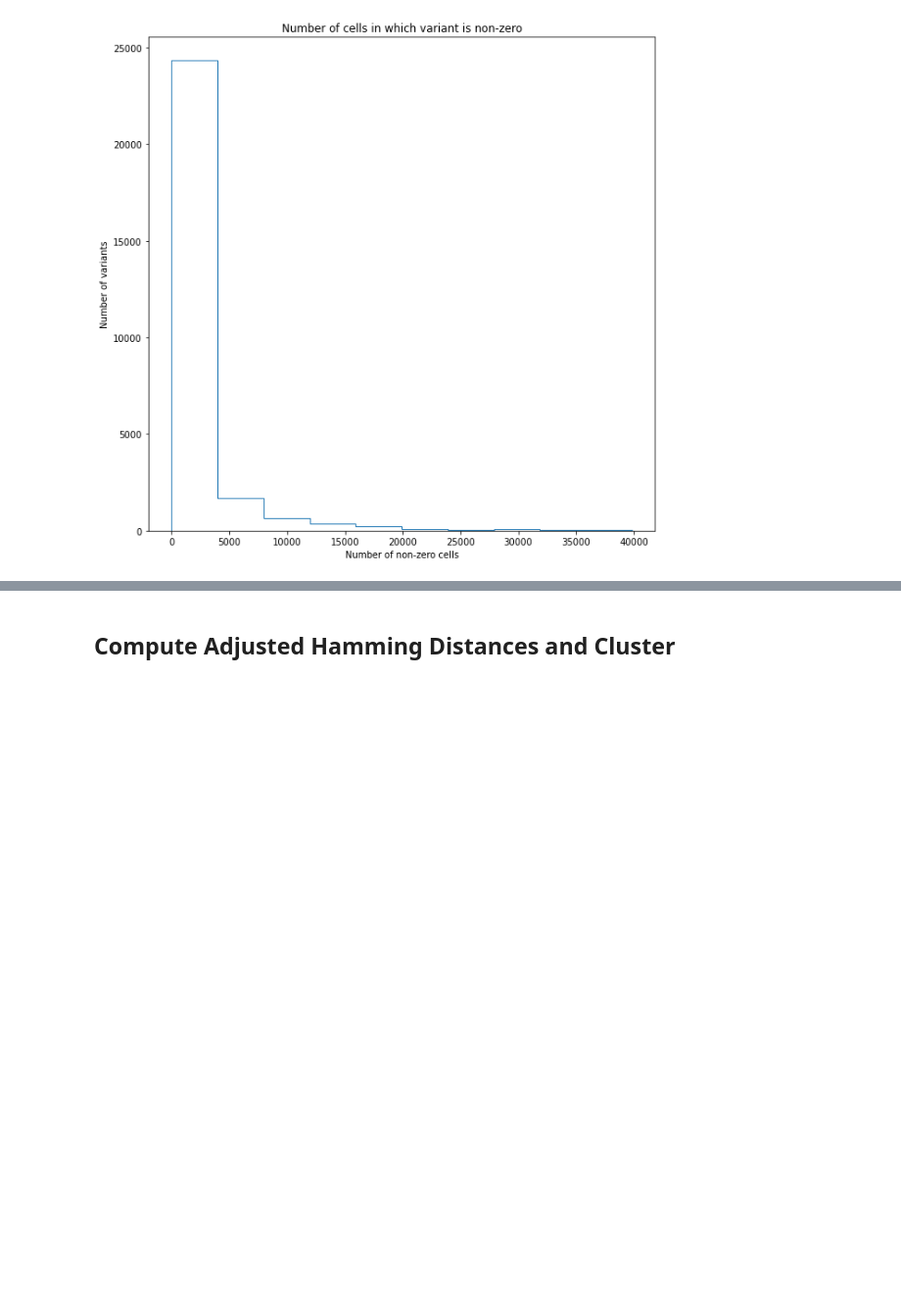
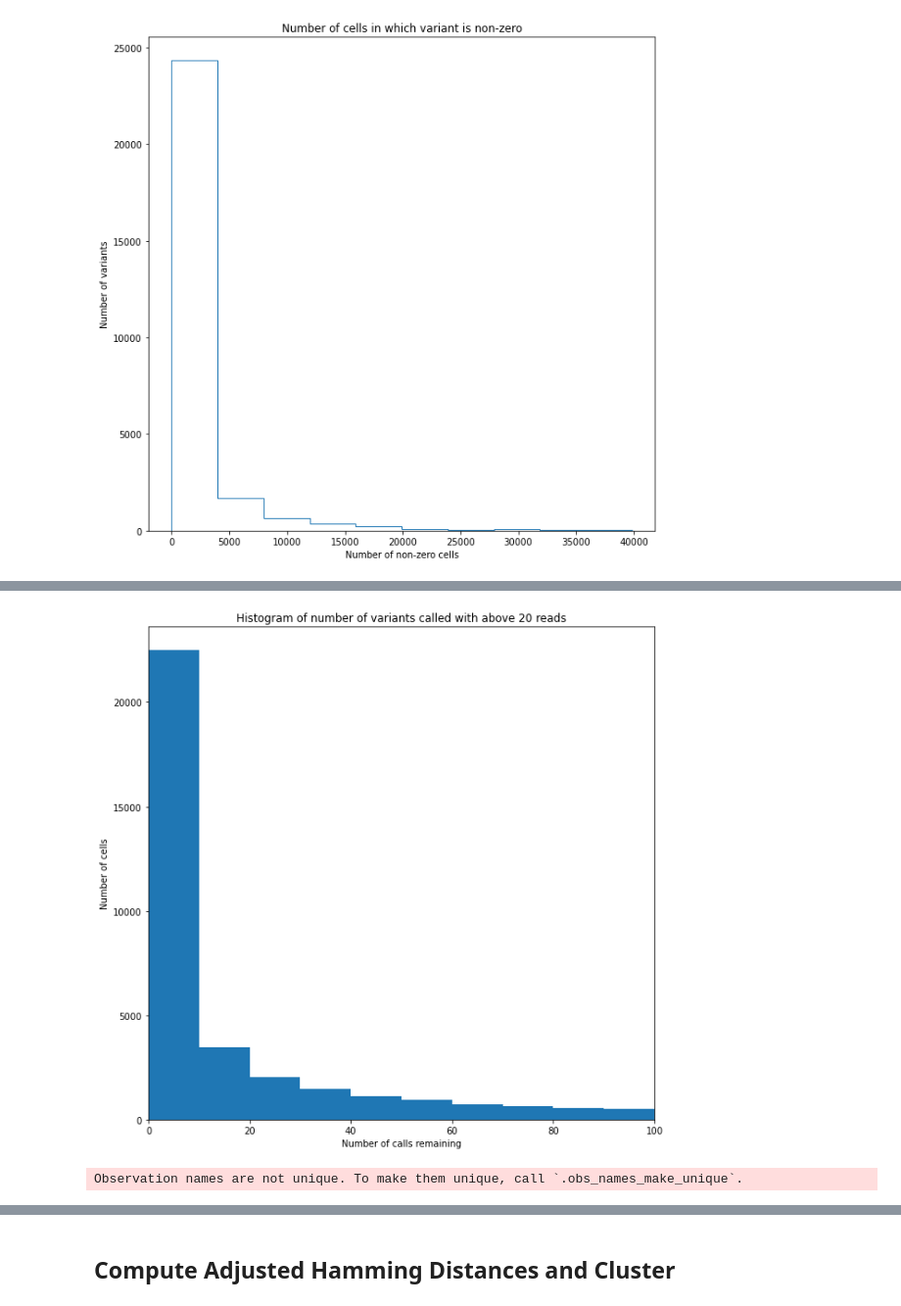
Before and after one commit to bkiyota/SNPBarcodingSimulator, a Jupyter notebook: cluster_embryos_mouse.ipynb, the cells around one changed output, grey strips where cells are left out. Shown: that part at 98% size. Saved outputs shown, nothing was run; the diff lists cells and outputs as text; code cells hidden in the pictures; blank space fills up the shorter version.

```diff
--- a/cluster_embryos_mouse.ipynb
+++ b/cluster_embryos_mouse.ipynb
@@ -258,0 +236,26 @@ Dists between embryo genotypes are:
+# %%
+THRESHOLD = 20
+CALL_CUTOFF = 100
+# %%
+# Set everything below the threshold to 0
+above_thresh = reads_joined.X >= THRESHOLD
+variants_joined.X[~above_thresh] = 0
+# %%
+# Make a histogram of how many good calls remain accross the cells
+plt.figure(figsize=(10, 10))
+
+plt.title(f'Histogram of number of variants called with above {THRESHOLD} reads')
+plt.ylabel('Number of cells')
+plt.xlabel('Number of calls remaining')
+
+num_called = np.sum(variants_joined.X, axis=1)
+plt.hist(num_called, bins=range(0, 4000, 10))
+
+plt.xlim(0, 100)
+plt.show()
+# %% [output]
+[figure, added]
+# %%
+variants_joined = variants_joined[num_called >= CALL_CUTOFF, :].copy()
+# %% [output]
+Observation names are not unique. To make them unique, call `.obs_names_make_unique`.
```
Also changed, not shown: parts of 18 cells of this notebook, 1 other file.
